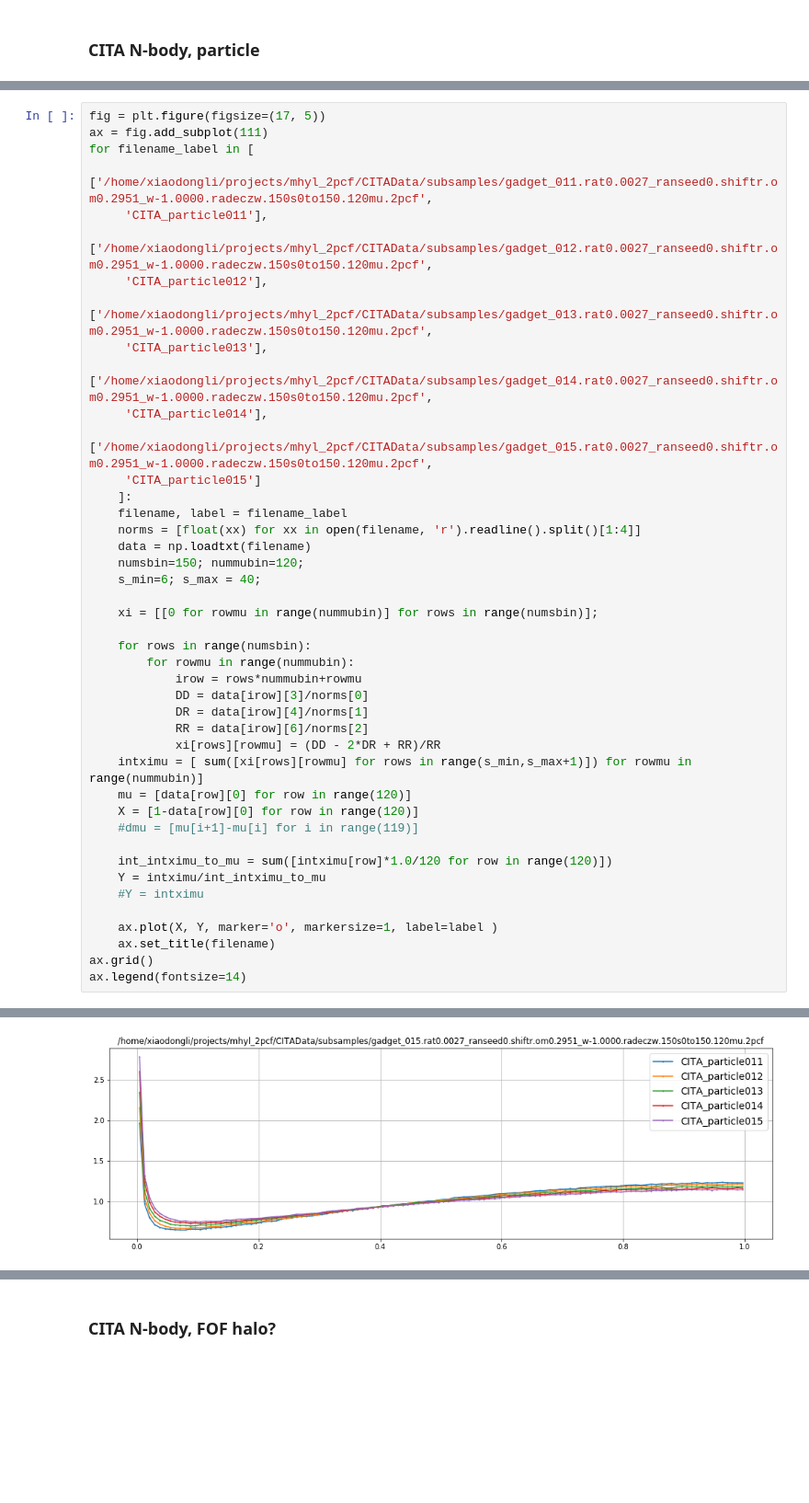
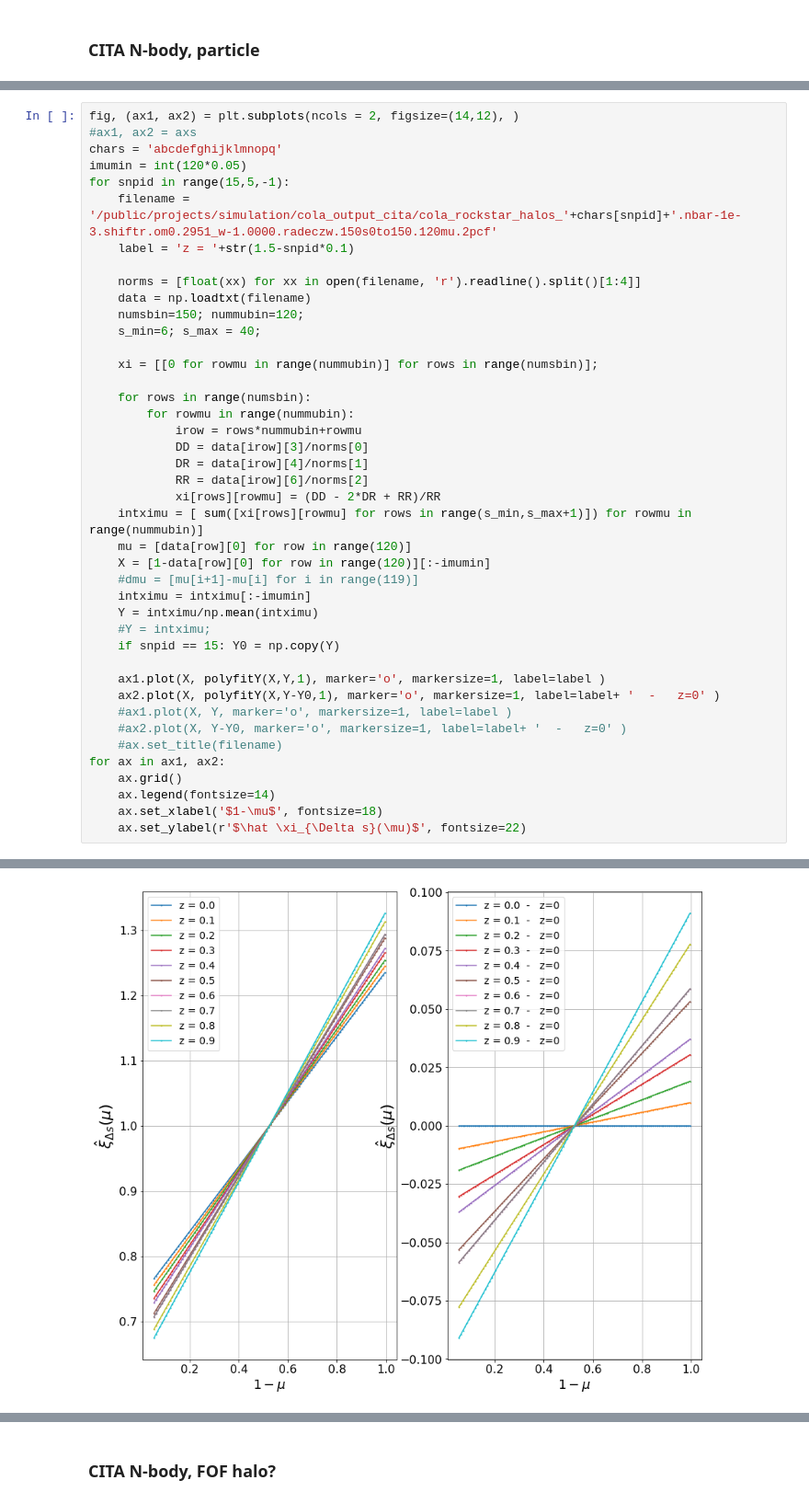
Before and after one commit to cosmologywater/cf_pks, a Jupyter notebook: src/sum2pcf.ipynb, the cells around one changed output, grey strips where cells are left out. Shown at 92% size. Saved outputs shown, nothing was run; the diff lists cells and outputs as text; blank space fills up the shorter version.

```diff
--- a/src/sum2pcf.ipynb
+++ b/src/sum2pcf.ipynb
@@ -133,19 +199,12 @@ ax.grid()
 # %%
-fig = plt.figure(figsize=(17, 5))
-ax = fig.add_subplot(111)
-for filename_label in [
-    ['/home/xiaodongli/projects/mhyl_2pcf/CITAData/subsamples/gadget_011.rat0.0027_ranseed0.shiftr.om0.2951_w-1.0000.radeczw.150s0to150.120mu.2pcf',
-     'CITA_particle011'],
-    ['/home/xiaodongli/projects/mhyl_2pcf/CITAData/subsamples/gadget_012.rat0.0027_ranseed0.shiftr.om0.2951_w-1.0000.radeczw.150s0to150.120mu.2pcf',
-     'CITA_particle012'],
-    ['/home/xiaodongli/projects/mhyl_2pcf/CITAData/subsamples/gadget_013.rat0.0027_ranseed0.shiftr.om0.2951_w-1.0000.radeczw.150s0to150.120mu.2pcf',
-     'CITA_particle013'],
-    ['/home/xiaodongli/projects/mhyl_2pcf/CITAData/subsamples/gadget_014.rat0.0027_ranseed0.shiftr.om0.2951_w-1.0000.radeczw.150s0to150.120mu.2pcf',
-     'CITA_particle014'],
-    ['/home/xiaodongli/projects/mhyl_2pcf/CITAData/subsamples/gadget_015.rat0.0027_ranseed0.shiftr.om0.2951_w-1.0000.radeczw.150s0to150.120mu.2pcf',
-     'CITA_particle015']
-    ]:
-    filename, label = filename_label
+fig, (ax1, ax2) = plt.subplots(ncols = 2, figsize=(14,12), )
+#ax1, ax2 = axs
+chars = 'abcdefghijklmnopq'
+imumin = int(120*0.05)
+for snpid in range(15,5,-1):
+    filename = '/public/projects/simulation/cola_output_cita/cola_rockstar_halos_'+chars[snpid]+'.nbar-1e-3.shiftr.om0.2951_w-1.0000.radeczw.150s0to150.120mu.2pcf'
+    label = 'z = '+str(1.5-snpid*0.1)
+
     norms = [float(xx) for xx in open(filename, 'r').readline().split()[1:4]]
     data = np.loadtxt(filename)
     numsbin=150; nummubin=120;
@@ -162,15 +221,21 @@ for filename_label in [
             xi[rows][rowmu] = (DD - 2*DR + RR)/RR
     intximu = [ sum([xi[rows][rowmu] for rows in range(s_min,s_max+1)]) for rowmu in range(nummubin)]
     mu = [data[row][0] for row in range(120)]
-    X = [1-data[row][0] for row in range(120)]
+    X = [1-data[row][0] for row in range(120)][:-imumin]
     #dmu = [mu[i+1]-mu[i] for i in range(119)]
+    intximu = intximu[:-imumin]
+    Y = intximu/np.mean(intximu)
+    #Y = intximu;
+    if snpid == 15: Y0 = np.copy(Y)
 
-    int_intximu_to_mu = sum([intximu[row]*1.0/120 for row in range(120)])
-    Y = intximu/int_intximu_to_mu
-    #Y = intximu
-
-    ax.plot(X, Y, marker='o', markersize=1, label=label )
-    ax.set_title(filename)
-ax.grid()
-ax.legend(fontsize=14)
+    ax1.plot(X, polyfitY(X,Y,1), marker='o', markersize=1, label=label )
+    ax2.plot(X, polyfitY(X,Y-Y0,1), marker='o', markersize=1, label=label+ '  -   z=0' )
+    #ax1.plot(X, Y, marker='o', markersize=1, label=label )
+    #ax2.plot(X, Y-Y0, marker='o', markersize=1, label=label+ '  -   z=0' )
+    #ax.set_title(filename)
+for ax in ax1, ax2:
+    ax.grid()
+    ax.legend(fontsize=14)
+    ax.set_xlabel('$1-\mu$', fontsize=18)
+    ax.set_ylabel(r'$\hat \xi_{\Delta s}(\mu)$', fontsize=22)
 # %% [output]
@@ -178 +242 @@ ax.legend(fontsize=14)
-[figure, old version]
+[figure, new version]
```
Also changed, not shown: parts of 16 cells of this notebook, 20 other files.
